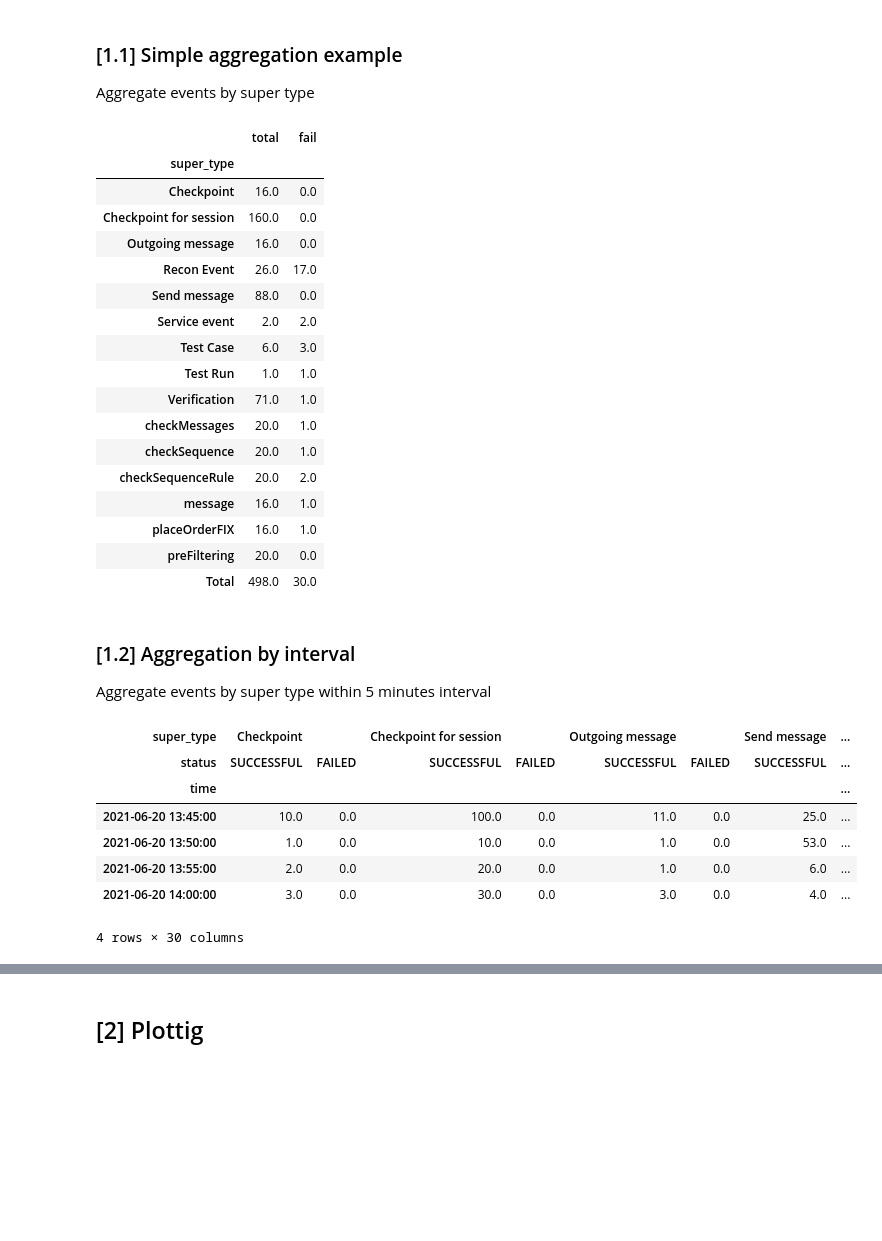
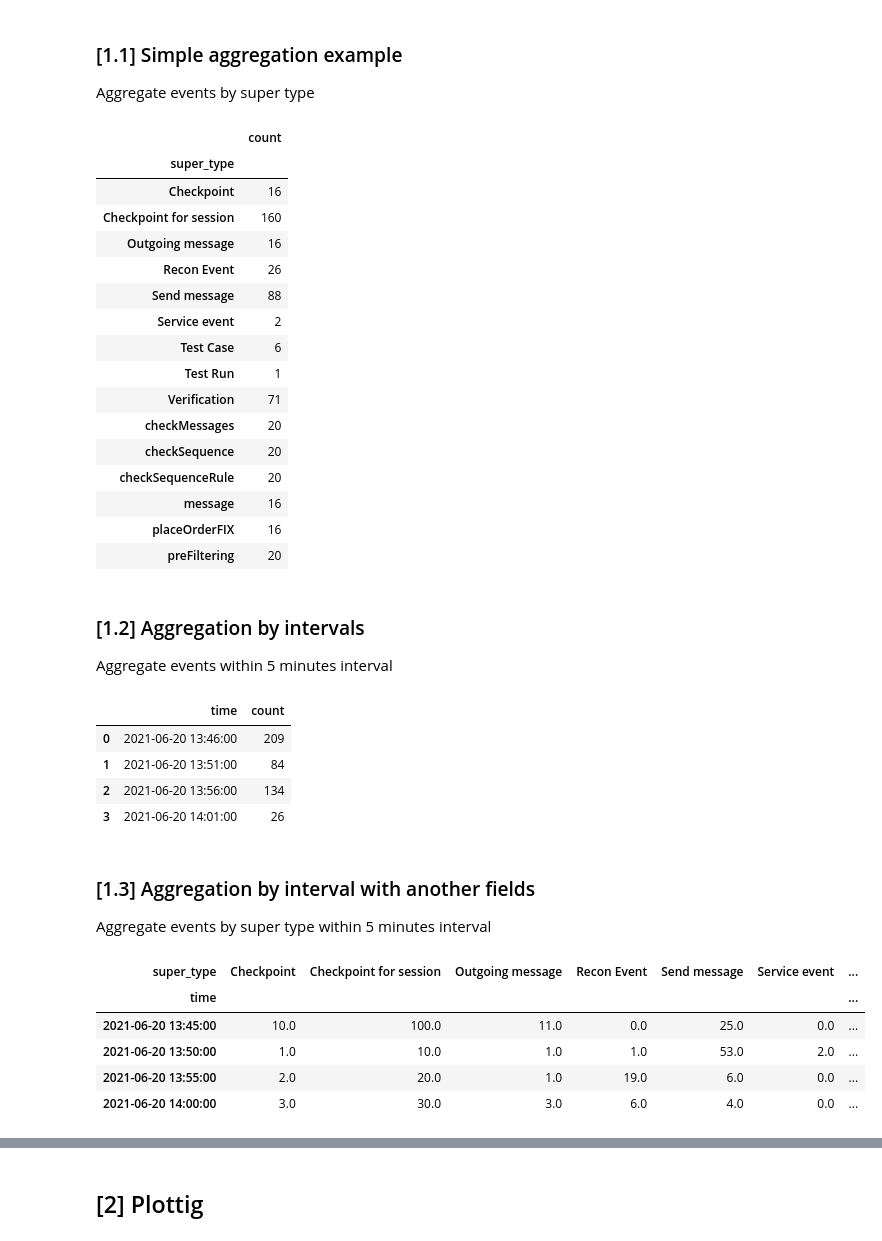
Before and after one commit to th2-net/th2-data-services-utils, a Jupyter notebook: examples/notebooks/notebook_basic.ipynb, the cells around one changed output, grey strips where cells are left out. Saved outputs shown, nothing was run; the diff lists cells and outputs as text; code cells hidden in the pictures; blank space fills up the shorter version.

```diff
--- a/examples/notebooks/notebook_basic.ipynb
+++ b/examples/notebooks/notebook_basic.ipynb
@@ -71,9 +72,11 @@ NOTE: You can change the URL via eponymous property of this object.
 # %%
 START_TIME = datetime(year=2021, month=6, day=20, hour=13, minute=44, second=41, microsecond=692724)
 END_TIME = datetime(year=2021, month=6, day=20, hour=13, minute=45, second=49, microsecond=28579)
-URL = F"http://th2-kube-demo:30999"
 
-data_source = DataSource(URL)
+DEMO_HOST = "10.64.66.66"  # th2-kube-demo  Host port where rpt-data-provider is located.
+DEMO_PORT = "30999"  # Node port of rpt-data-provider.
+data_source = DataSource(F"http://{DEMO_HOST}:{DEMO_PORT}")
+
 events: Data = data_source.get_events_from_data_provider(
     startTimestamp=START_TIME,
     endTimestamp=END_TIME,
@@ -96,37 +99,45 @@ Aggregate events by super type
 # %%
 data: Data = events.map(extract_basic)
 
-Utils.aggregate_a_group(data, "super_type")
+Utils.aggregate_by_groups(data, "super_type")
 # %% [output]
-|  | total | fail |
-| super_type |  |  |
-| Checkpoint | 16.0 | 0.0 |
-| Checkpoint for session | 160.0 | 0.0 |
-| Outgoing message | 16.0 | 0.0 |
-| Recon Event | 26.0 | 17.0 |
-| Send message | 88.0 | 0.0 |
-| Service event | 2.0 | 2.0 |
-| Test Case | 6.0 | 3.0 |
-| Test Run | 1.0 | 1.0 |
-| Verification | 71.0 | 1.0 |
-| checkMessages | 20.0 | 1.0 |
-| checkSequence | 20.0 | 1.0 |
-| checkSequenceRule | 20.0 | 2.0 |
-| message | 16.0 | 1.0 |
-| placeOrderFIX | 16.0 | 1.0 |
-| preFiltering | 20.0 | 0.0 |
-| Total | 498.0 | 30.0 |
+|  | count |
+| super_type |  |
+| Checkpoint | 16 |
+| Checkpoint for session | 160 |
+| Outgoing message | 16 |
+| Recon Event | 26 |
+| Send message | 88 |
+| Service event | 2 |
+| Test Case | 6 |
+| Test Run | 1 |
+| Verification | 71 |
+| checkMessages | 20 |
+| checkSequence | 20 |
+| checkSequenceRule | 20 |
+| message | 16 |
+| placeOrderFIX | 16 |
+| preFiltering | 20 |
+# %% [markdown]
+### [1.2] Aggregation by intervals
+Aggregate events within 5 minutes interval
+# %%
+Utils.aggregate_by_intervals(data, "time", resolution="m", every=5)
+# %% [output]
+|  | time | count |
+| 0 | 2021-06-20 13:46:00 | 209 |
+| 1 | 2021-06-20 13:51:00 | 84 |
+| 2 | 2021-06-20 13:56:00 | 134 |
+| 3 | 2021-06-20 14:01:00 | 26 |
 # %% [markdown]
-### [1.2] Aggregation by interval
+### [1.3] Aggregation by interval with another fields
 Aggregate events by super type within 5 minutes interval
 # %%
-Utils.aggregate_a_group_by_intervals(data, "super_type", "5min")
+Utils.aggregate_groups_by_intervals(data, "time", "super_type", intervals="5min", pivot="super_type").fillna(0)
 # %% [output]
-| super_type | Checkpoint |  | Checkpoint for session |  | Outgoing message |  | Send message | ... |
-| status | SUCCESSFUL | FAILED | SUCCESSFUL | FAILED | SUCCESSFUL | FAILED | SUCCESSFUL | ... |
-| time |  |  |  |  |  |  |  | ... |
-| 2021-06-20 13:45:00 | 10.0 | 0.0 | 100.0 | 0.0 | 11.0 | 0.0 | 25.0 | ... |
-| 2021-06-20 13:50:00 | 1.0 | 0.0 | 10.0 | 0.0 | 1.0 | 0.0 | 53.0 | ... |
-| 2021-06-20 13:55:00 | 2.0 | 0.0 | 20.0 | 0.0 | 1.0 | 0.0 | 6.0 | ... |
-| 2021-06-20 14:00:00 | 3.0 | 0.0 | 30.0 | 0.0 | 3.0 | 0.0 | 4.0 | ... |
+| super_type | Checkpoint | Checkpoint for session | Outgoing message | Recon Event | Send message | Service event | ... |
+| time |  |  |  |  |  |  | ... |
+| 2021-06-20 13:45:00 | 10.0 | 100.0 | 11.0 | 0.0 | 25.0 | 0.0 | ... |
+| 2021-06-20 13:50:00 | 1.0 | 10.0 | 1.0 | 1.0 | 53.0 | 2.0 | ... |
+| 2021-06-20 13:55:00 | 2.0 | 20.0 | 1.0 | 19.0 | 6.0 | 0.0 | ... |
+| 2021-06-20 14:00:00 | 3.0 | 30.0 | 3.0 | 6.0 | 4.0 | 0.0 | ... |
-4 rows × 30 columns
```
Also changed, not shown: parts of 22 cells of this notebook, 8 other files.
